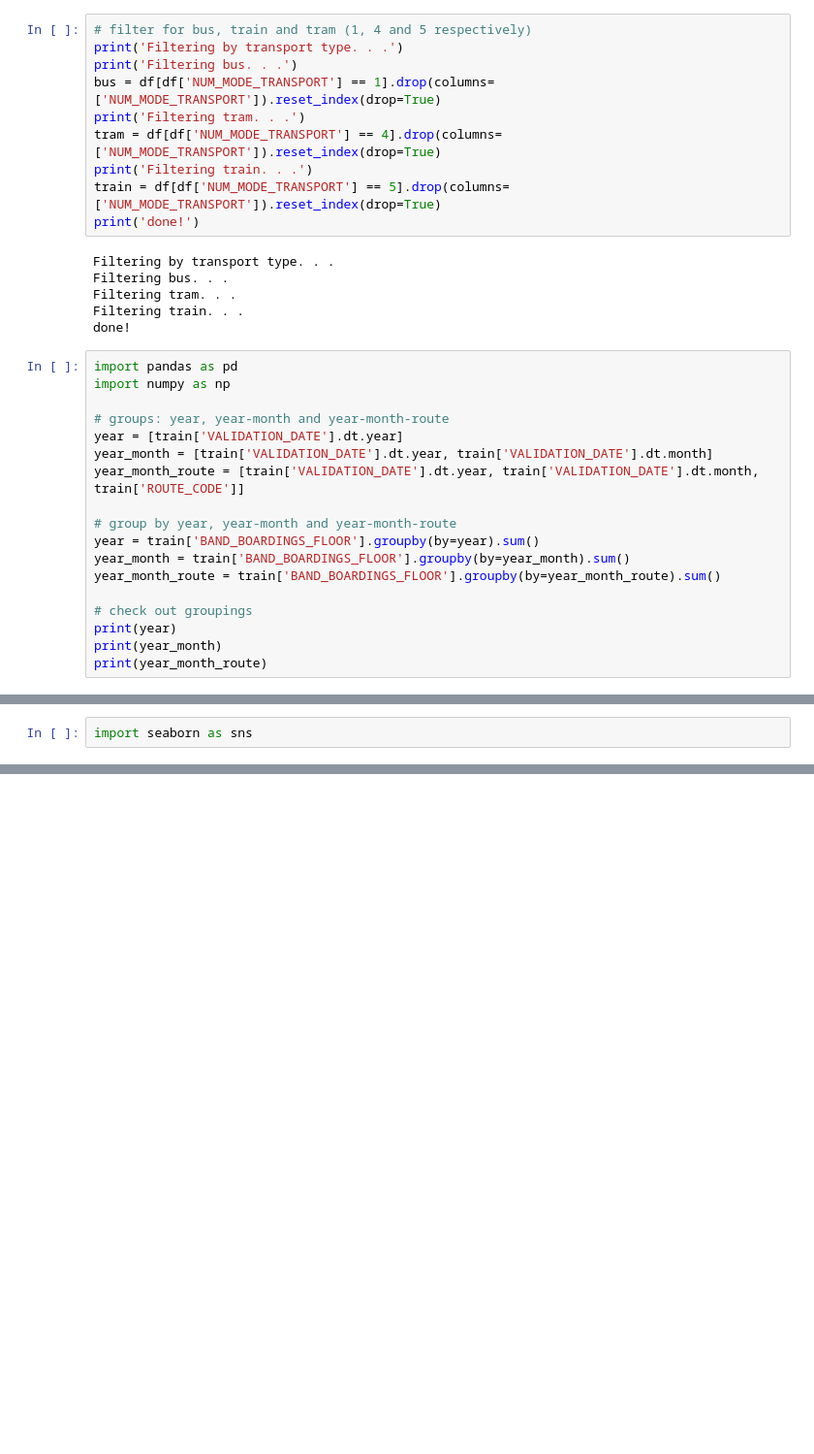
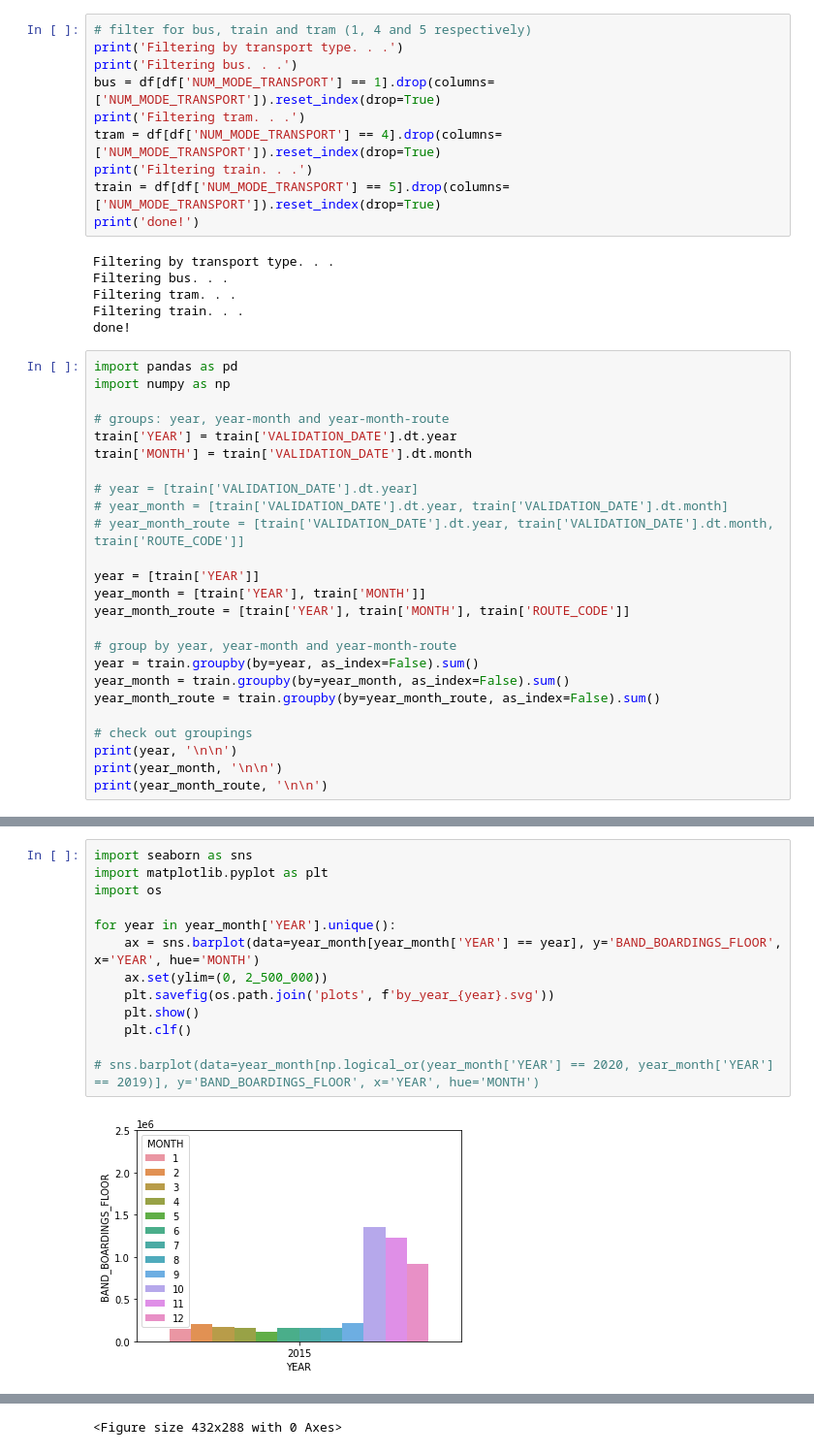
Before and after one commit to thommodin/SAPublicTransport, a Jupyter notebook: science.ipynb, the cells around one changed output, grey strips where cells are left out. Shown at 97% size. Cells and saved outputs as stored; diff of their text form; blank space fills up the shorter version.

```diff
--- a/science.ipynb
+++ b/science.ipynb
@@ -28,17 +28,24 @@ import pandas as pd
 import numpy as np
 
 # groups: year, year-month and year-month-route
-year = [train['VALIDATION_DATE'].dt.year]
-year_month = [train['VALIDATION_DATE'].dt.year, train['VALIDATION_DATE'].dt.month]
-year_month_route = [train['VALIDATION_DATE'].dt.year, train['VALIDATION_DATE'].dt.month, train['ROUTE_CODE']]
+train['YEAR'] = train['VALIDATION_DATE'].dt.year
+train['MONTH'] = train['VALIDATION_DATE'].dt.month
+
+# year = [train['VALIDATION_DATE'].dt.year]
+# year_month = [train['VALIDATION_DATE'].dt.year, train['VALIDATION_DATE'].dt.month]
+# year_month_route = [train['VALIDATION_DATE'].dt.year, train['VALIDATION_DATE'].dt.month, train['ROUTE_CODE']]
+
+year = [train['YEAR']]
+year_month = [train['YEAR'], train['MONTH']]
+year_month_route = [train['YEAR'], train['MONTH'], train['ROUTE_CODE']]
 
 # group by year, year-month and year-month-route
-year = train['BAND_BOARDINGS_FLOOR'].groupby(by=year).sum()
-year_month = train['BAND_BOARDINGS_FLOOR'].groupby(by=year_month).sum()
-year_month_route = train['BAND_BOARDINGS_FLOOR'].groupby(by=year_month_route).sum()
+year = train.groupby(by=year, as_index=False).sum()
+year_month = train.groupby(by=year_month, as_index=False).sum()
+year_month_route = train.groupby(by=year_month_route, as_index=False).sum()
 
 # check out groupings
-print(year)
-print(year_month)
-print(year_month_route)
+print(year, '\n\n')
+print(year_month, '\n\n')
+print(year_month_route, '\n\n')
 # %% [output]
@@ -62,2 +69,15 @@ Name: BAND_BOARDINGS_FLOOR, Length: 1171, dtype: int64
-# %%
-import seaborn as sns
+# %%
+import seaborn as sns
+import matplotlib.pyplot as plt
+import os
+
+for year in year_month['YEAR'].unique():
+    ax = sns.barplot(data=year_month[year_month['YEAR'] == year], y='BAND_BOARDINGS_FLOOR', x='YEAR', hue='MONTH')
+    ax.set(ylim=(0, 2_500_000))
+    plt.savefig(os.path.join('plots', f'by_year_{year}.svg'))
+    plt.show()
+    plt.clf()
+
+# sns.barplot(data=year_month[np.logical_or(year_month['YEAR'] == 2020, year_month['YEAR'] == 2019)], y='BAND_BOARDINGS_FLOOR', x='YEAR', hue='MONTH')
+# %% [output]
+[figure, added]
@@ -63,0 +90 @@ import seaborn as sns
+<Figure size 432x288 with 0 Axes>
```
Also changed, not shown: parts of 2 cells of this notebook, 1 other file.
